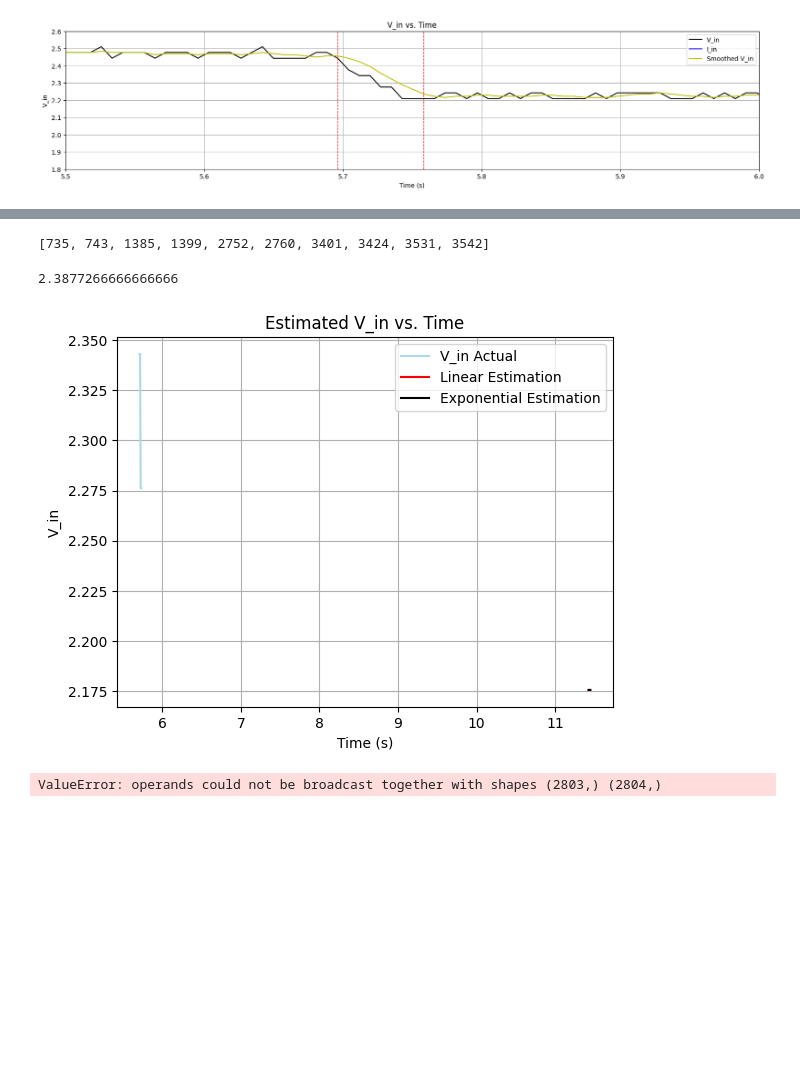
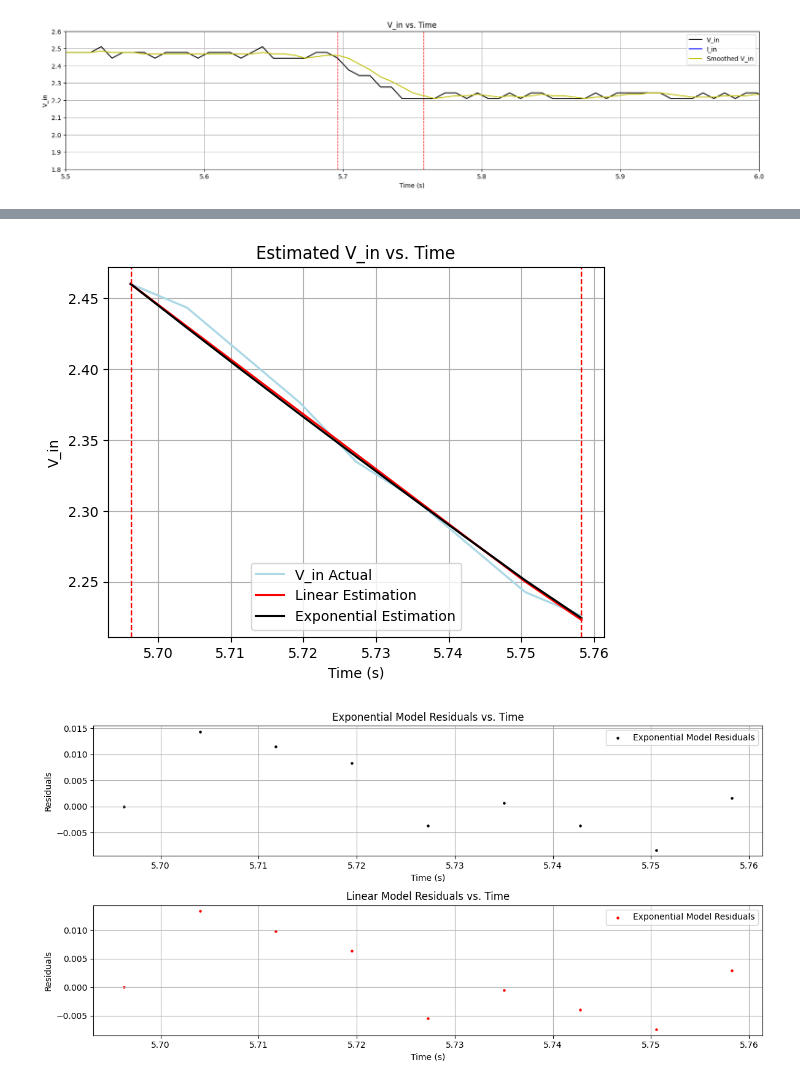
Before and after one commit to caspar/LoRa-Batteryless, a Jupyter notebook: 4-5 _ Cap_After_Vreg/viz.ipynb, the cells around one changed output, grey strips where cells are left out. Saved outputs shown, nothing was run; the diff lists cells and outputs as text; code cells hidden in the pictures; blank space fills up the shorter version.

Commit message:
Residual Plotting

```diff
--- a/4-5 _ Cap_After_Vreg/viz.ipynb
+++ b/4-5 _ Cap_After_Vreg/viz.ipynb
@@ -197,7 +197,7 @@ R_shunt = 1.071
 initial_voltage = 0
 
 extend = 1
-window_size = 5
+window_size = 4
 
 file = '{}ms_{}mF1'.format(ms, int(C*1000))
 transmission_windows, rx_windows = get_bounds(file, extend)
@@ -281,8 +281,8 @@ for i in range(0, len(window_indices) - 1):
         times.extend(t[1:] + adjusted_seconds.iloc[start])
 
         # Comment out the following 2 lines if you don't want to average between start/end of consecutive pieces
-        # estimations_exp[-1] = (estimations_exp[-1] + guess_exp[0])/2
-        # estimations_lin[-1] = (estimations_lin[-1] + guess_lin[0])/2
+        estimations_exp[-1] = (estimations_exp[-1] + guess_exp[0])/2
+        estimations_lin[-1] = (estimations_lin[-1] + guess_lin[0])/2
 
         estimations_exp.extend(guess_exp[1:])
         estimations_lin.extend(guess_lin[1:])
@@ -293,8 +293,13 @@ for i in range(0, len(window_indices) - 1):
 
     # plt.axvline(x=times[-1], color='b', linestyle='--', linewidth=1, zorder=3, label='Window') # Uncomment just to confirm windows are overlapping
 
+#################################################
+#                                               #
+#               Plot Model Results              #
+#                                               #
+#################################################
+
 # Plot the estimated model and the actual voltage readings
-
 plt.plot(adjusted_seconds, smoothed_V_in, color='lightblue', label="V_in Actual")
 plt.plot(times, estimations_lin, color='red', label="Linear Estimation", zorder=2, linestyle='-')
 plt.plot(times, estimations_exp, color='black', label="Exponential Estimation", zorder=2, linestyle='-')
@@ -322,7 +327,7 @@ print(f"Root Mean Squared Error (RMSE) - Linear Model: {rmse_linear}")
 
 # Print the estimated R values
 print("\nOptimal Req values:")
-for i, Req in enumerate(optimal_Req):
-    print(f"Window {i+1}: {Req}")
+for i, (Req, Runcertainty) in enumerate(zip(optimal_Req, optimal_Req_uncertainties), start=1):
+    print(f"Window {i}: {round(Req, 2)} \t +/- \t {Runcertainty}")
 # %% [output]
 [figure]
@@ -342,59 +347,52 @@ Window 9: 131.6167079805711
-# %%
-window_indices
-# %% [output]
-[735, 743, 1385, 1399, 2752, 2760, 3401, 3424, 3531, 3542]
-# %%
-smoothed_V_in[735]
-# %% [output]
-2.3877266666666666
 # %%
 #################################################
 #                                               #
-#               Plot Model Results              #
+#              Plot Model Residuals             #
 #                                               #
 #################################################
 
 isolate_window = 1
-window_start = window_indices[isolate_window-1]
-window_end = window_indices[isolate_window]
+window_start = window_indices[isolate_window-1] - (window_size - 1)
+window_end = window_indices[isolate_window] - (window_size - 2)
+offset_start = window_indices[isolate_window-1] - window_indices[0]
+offset_end = window_indices[isolate_window] - window_indices[0] + 1
 
 # Plot the estimated model and the actual voltage readings
 plt.plot(adjusted_seconds[window_start:window_end], smoothed_V_in[window_start:window_end], color='lightblue', label="V_in Actual")
-plt.plot(times[window_start:window_end], estimations_linear[window_start:window_end], color='red', label="Linear Estimation", linestyle='-')
-plt.plot(times[window_start:window_end], estimations[window_start:window_end], color='black', label="Exponential Estimation", linestyle='-')
-# plt.xlim(5, 30)
-# plt.ylim(1.8, 2.6)
+plt.plot(times[offset_start:offset_end], estimations_lin[offset_start:offset_end], color='red', label="Linear Estimation", linestyle='-')
+plt.plot(times[offset_start:offset_end], estimations_exp[offset_start:offset_end], color='black', label="Exponential Estimation", linestyle='-')
 plt.xlabel('Time (s)')
 plt.ylabel('V_in')
 plt.title('Estimated V_in vs. Time')
 plt.legend()
 plt.grid(True)
+for i, index in enumerate(window_indices):
+    if isolate_window - 1 <= i <= isolate_window:
+        plt.axvline(x=adjusted_seconds[index], color='r', linestyle='--', linewidth=1, label='Window')
 plt.show()
 
-# Calculate and plot residuals
-residuals = smoothed_V_in[window_indices[0]:window_indices[-1]] - estimations
-residuals_linear = smoothed_V_in[window_indices[0]:window_indices[-1]] - estimations_linear
+# Plot residuals for the exponential model
 plt.figure(figsize=(12, 6))
-
-# Plot residuals for the exponential model
+residuals_exp = smoothed_V_in[window_start:window_end] - estimations_exp[offset_start:offset_end]
 plt.subplot(2, 1, 1)
-plt.scatter(times[window_start:window_end], residuals[window_start:window_end], color='black', label='Exponential Model Residuals', s=5)
+plt.scatter(times[offset_start:offset_end], residuals_exp, color='black', label='Exponential Model Residuals', s=5)
 plt.xlabel('Time (s)')
 plt.ylabel('Residuals')
 plt.title('Exponential Model Residuals vs. Time')
 plt.legend()
 plt.grid(True)
 
 # Plot residuals for the linear model
-plt.subplot(2, 1, 1)
-plt.scatter(times[window_start:window_end], residuals_linear[window_start:window_end], color='red', label='Linear Model Residuals', s=5)
+residuals_lin = smoothed_V_in[window_start:window_end] - estimations_lin[offset_start:offset_end]
+plt.subplot(2, 1, 2)
+plt.scatter(times[offset_start:offset_end], residuals_lin, color='r', label='Exponential Model Residuals', s=5)
 plt.xlabel('Time (s)')
 plt.ylabel('Residuals')
 plt.title('Linear Model Residuals vs. Time')
 plt.legend()
 plt.grid(True)
 plt.tight_layout()
 plt.show()
 # %% [output]
-[figure, old version]
+[figure, new version]
-ValueError: operands could not be broadcast together with shapes (2803,) (2804,)
+[figure, added]
```
Also changed, not shown: parts of 1 cell of this notebook.
